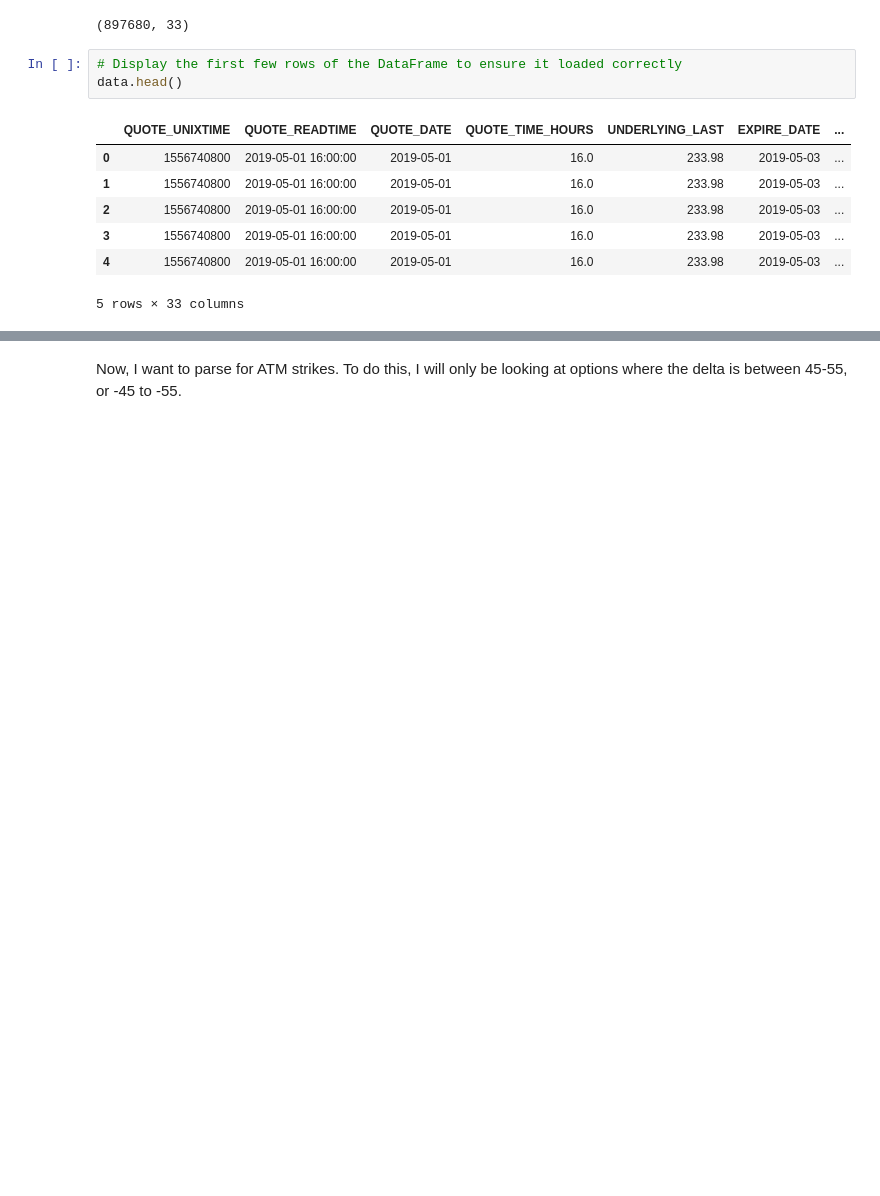
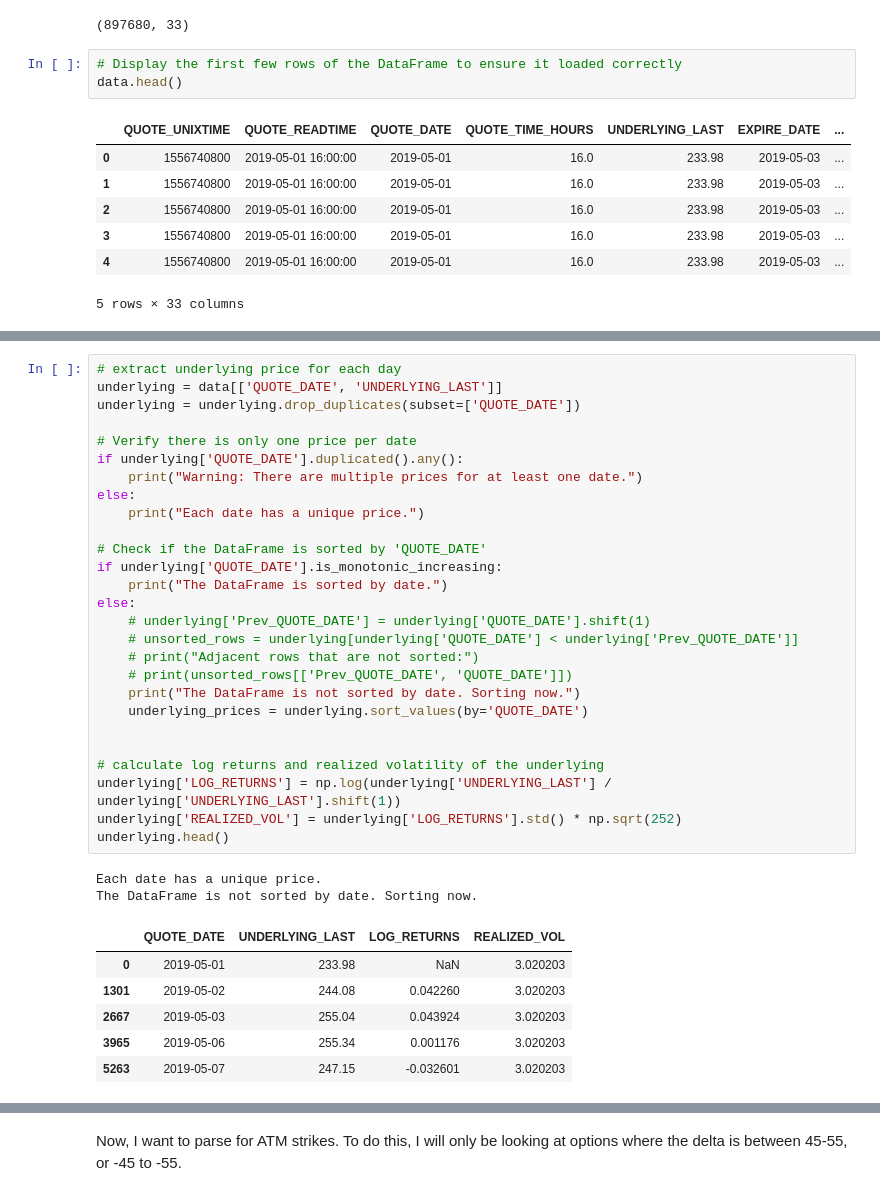
Before and after one commit to teetajp/TSLA-options, a Jupyter notebook: vol_forecast_LSTM.ipynb, the cells around one changed output, grey strips where cells are left out. Saved outputs shown, nothing was run; the diff lists cells and outputs as text; blank space fills up the shorter version.

Commit message:
Implement basic LSTM (still need to clean more data to make model work)

```diff
--- a/vol_forecast_LSTM.ipynb
+++ b/vol_forecast_LSTM.ipynb
@@ -80,0 +75,36 @@ data.head()
+# %%
+# extract underlying price for each day
+underlying = data[['QUOTE_DATE', 'UNDERLYING_LAST']]
+underlying = underlying.drop_duplicates(subset=['QUOTE_DATE'])
+
+# Verify there is only one price per date
+if underlying['QUOTE_DATE'].duplicated().any():
+    print("Warning: There are multiple prices for at least one date.")
+else:
+    print("Each date has a unique price.")
+
+# Check if the DataFrame is sorted by 'QUOTE_DATE'
+if underlying['QUOTE_DATE'].is_monotonic_increasing:
+    print("The DataFrame is sorted by date.")
+else:
+    # underlying['Prev_QUOTE_DATE'] = underlying['QUOTE_DATE'].shift(1)
+    # unsorted_rows = underlying[underlying['QUOTE_DATE'] < underlying['Prev_QUOTE_DATE']]
+    # print("Adjacent rows that are not sorted:")
+    # print(unsorted_rows[['Prev_QUOTE_DATE', 'QUOTE_DATE']])
+    print("The DataFrame is not sorted by date. Sorting now.")
+    underlying_prices = underlying.sort_values(by='QUOTE_DATE')
+
+
+# calculate log returns and realized volatility of the underlying
+underlying['LOG_RETURNS'] = np.log(underlying['UNDERLYING_LAST'] / underlying['UNDERLYING_LAST'].shift(1))
+underlying['REALIZED_VOL'] = underlying['LOG_RETURNS'].std() * np.sqrt(252)
+underlying.head()
+# %% [output]
+Each date has a unique price.
+The DataFrame is not sorted by date. Sorting now.
+|  | QUOTE_DATE | UNDERLYING_LAST | LOG_RETURNS | REALIZED_VOL |
+| 0 | 2019-05-01 | 233.98 | NaN | 3.020203 |
+| 1301 | 2019-05-02 | 244.08 | 0.042260 | 3.020203 |
+| 2667 | 2019-05-03 | 255.04 | 0.043924 | 3.020203 |
+| 3965 | 2019-05-06 | 255.34 | 0.001176 | 3.020203 |
+| 5263 | 2019-05-07 | 247.15 | -0.032601 | 3.020203 |
```
Also changed, not shown: parts of 13 cells of this notebook, 2 other files.
